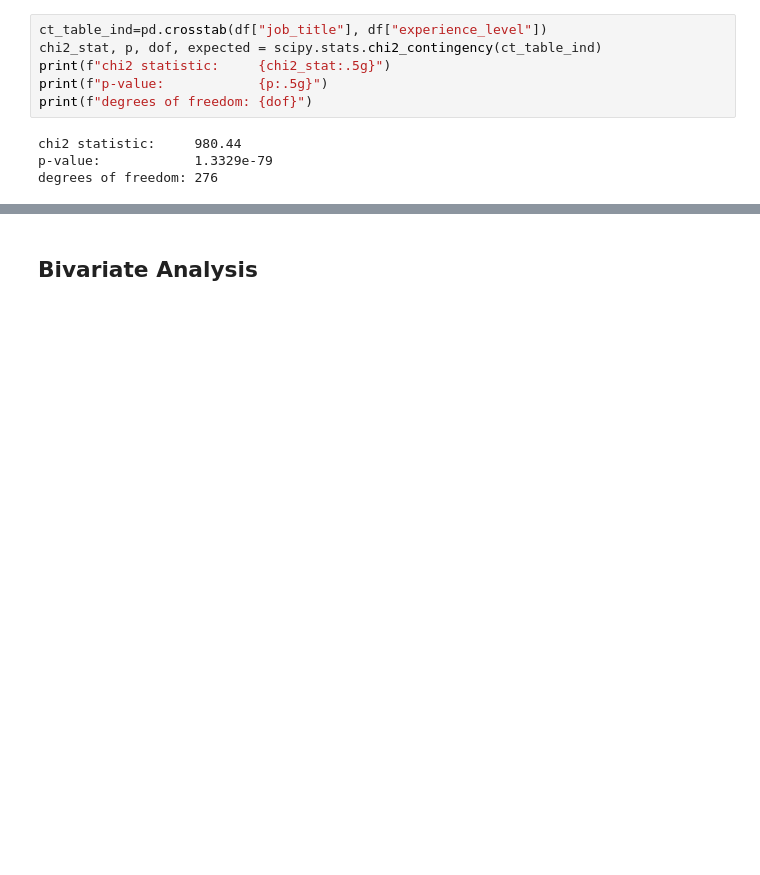
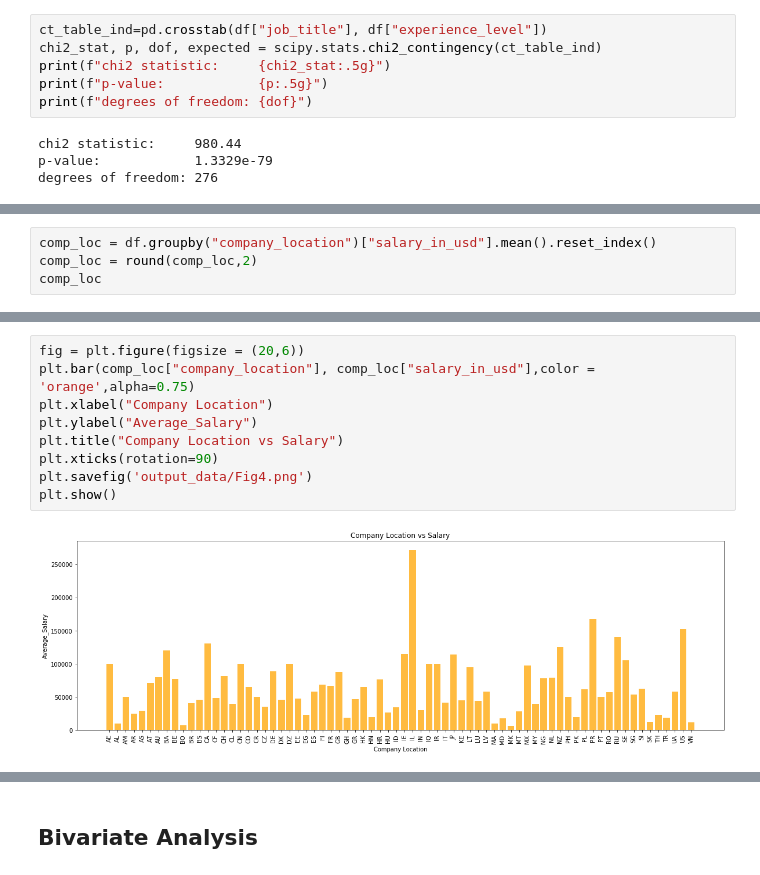
Before and after one commit to garimac12/project_acai, a Jupyter notebook: PROJECT_SW.ipynb, the cells around one changed output, grey strips where cells are left out. Drawn from its saved outputs; the diff is of its cells as text; blank space fills up the shorter version.

```diff
--- a/PROJECT_SW.ipynb
+++ b/PROJECT_SW.ipynb
@@ -245,0 +249,4 @@ degrees of freedom: 276
+# %%
+comp_loc = df.groupby("company_location")["salary_in_usd"].mean().reset_index()
+comp_loc = round(comp_loc,2)
+comp_loc
@@ -245,0 +267,11 @@ degrees of freedom: 276
+# %%
+fig = plt.figure(figsize = (20,6))
+plt.bar(comp_loc["company_location"], comp_loc["salary_in_usd"],color = 'orange',alpha=0.75)
+plt.xlabel("Company Location")
+plt.ylabel("Average_Salary")
+plt.title("Company Location vs Salary")
+plt.xticks(rotation=90)
+plt.savefig('output_data/Fig4.png')
+plt.show()
+# %% [output]
+[figure, added]
```
Also changed, not shown: parts of 12 cells of this notebook.
